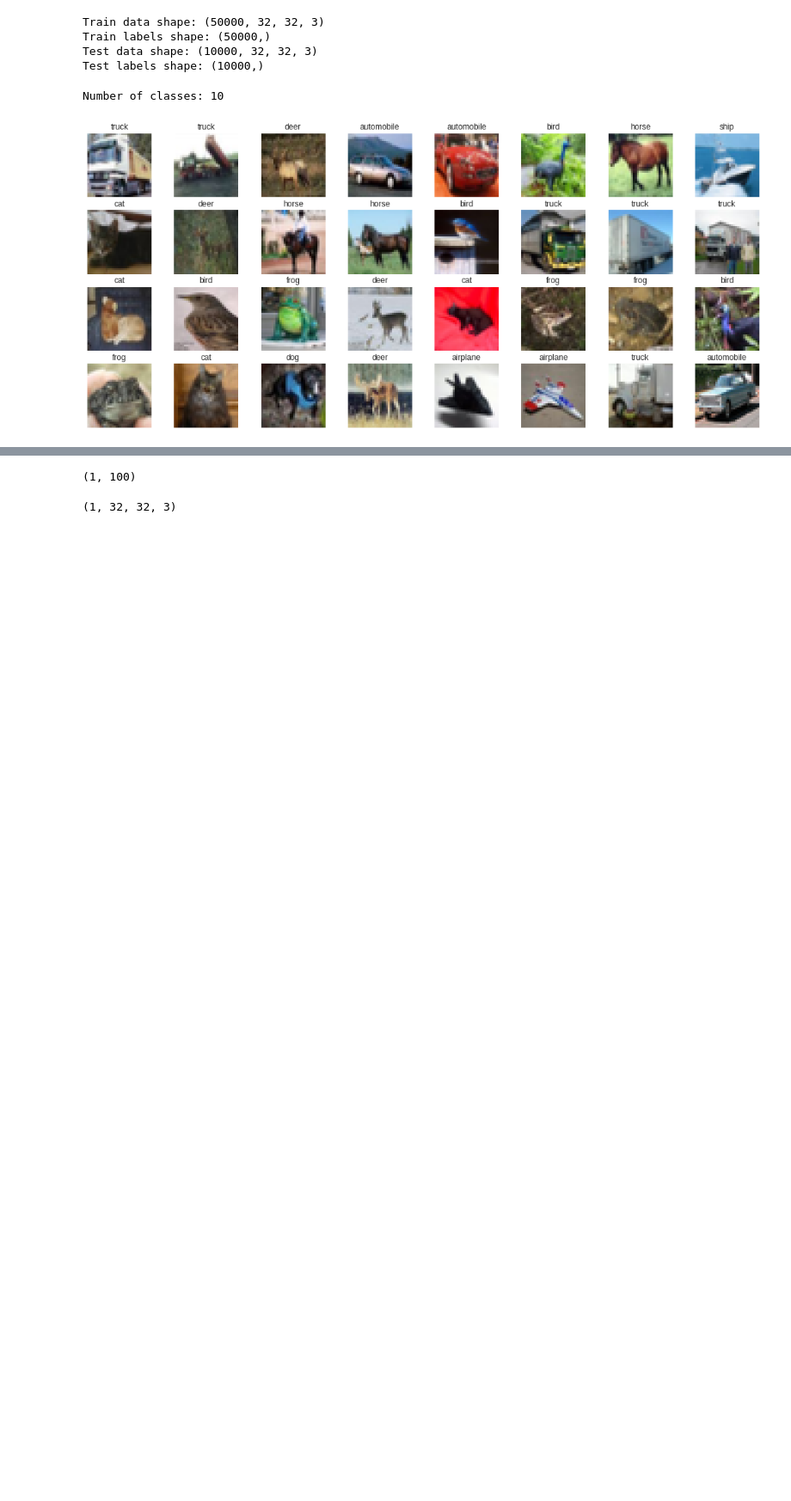
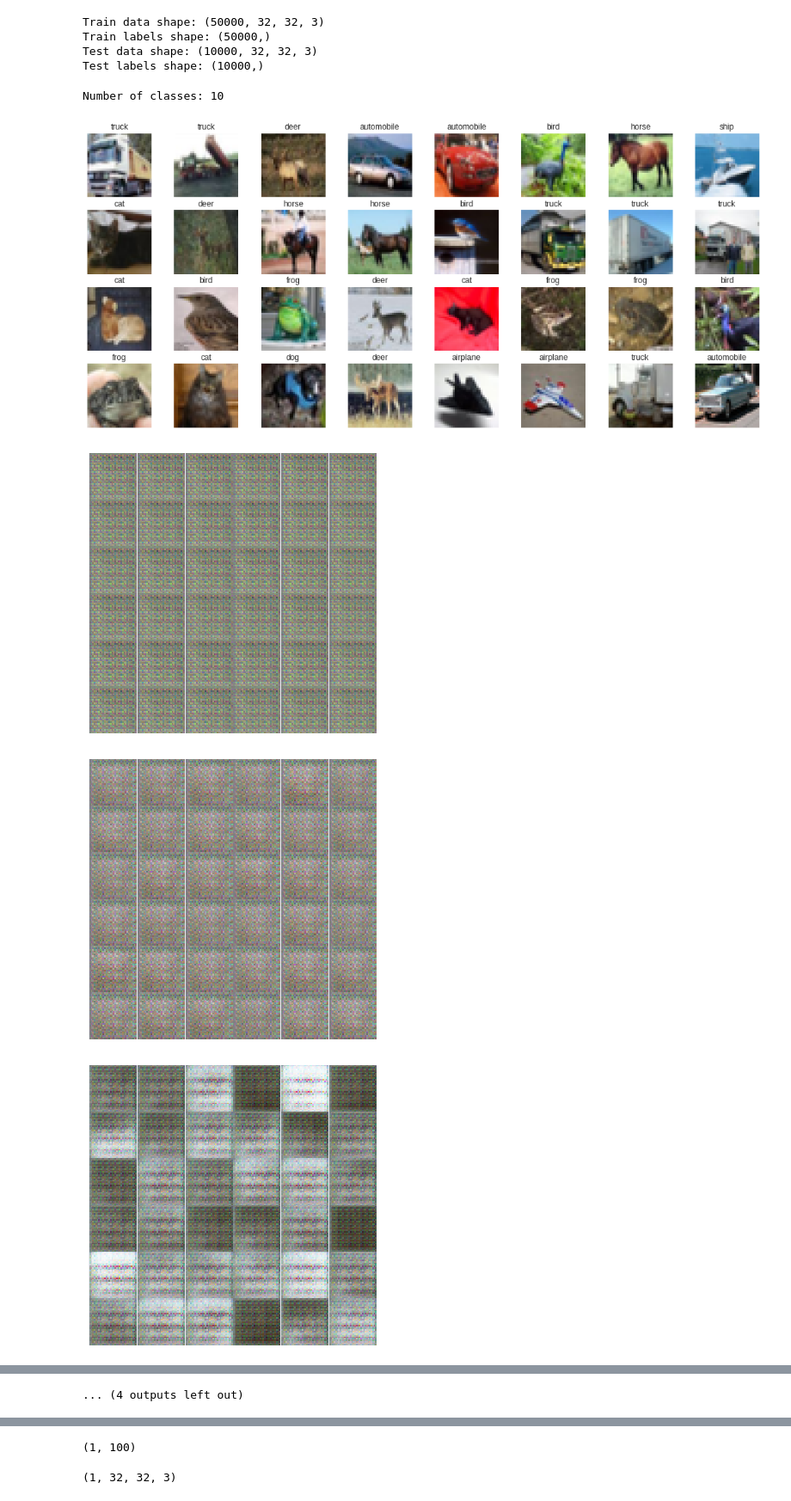
Before and after one commit to sthalles/blog-resources, a Jupyter notebook: eager_gan/Generative_Adversarial_Nets_Eager.ipynb, the cells around one changed output, grey strips where cells are left out. Shown at 86% size. Cells and saved outputs as stored; diff of their text form; code cells hidden in the pictures; blank space fills up the shorter version.

```diff
--- a/eager_gan/Generative_Adversarial_Nets_Eager.ipynb
+++ b/eager_gan/Generative_Adversarial_Nets_Eager.ipynb
@@ -206,40 +208,73 @@ def generator_loss(d_logits_fake, d_model_fake):
   g_loss = tf.reduce_mean(tf.nn.sigmoid_cross_entropy_with_logits(logits=d_logits_fake, labels=tf.ones_like(d_model_fake)))
   return g_loss
 # %%
-generator_optimizer = tf.train.AdamOptimizer(learning_rate=0.0001, beta1=0, beta2=0.9)
-discriminator_optimizer = tf.train.AdamOptimizer(learning_rate=0.0004, beta1=0, beta2=0.9)
+global_counter = tf.train.get_or_create_global_step()
+generator_optimizer = tf.train.AdamOptimizer(learning_rate=learning_rate, beta1=beta1)
+discriminator_optimizer = tf.train.AdamOptimizer(learning_rate=learning_rate, beta1=beta1)
+# %%
+def normalizer(image, label):
+  image = 2 * (tf.to_float(image)) / 255 - 1.
+  return image, label
 # %%
 train_dataset = tf.data.Dataset.from_tensor_slices((X_train, y_train))
+train_dataset = train_dataset.map(normalizer)
 train_dataset = train_dataset.shuffle(1000)
 train_dataset = train_dataset.repeat()
 train_dataset = train_dataset.batch(batch_size)
+# %%
+def display_images(dataset, figsize=(6,6), denomalize=True):
+    fig, axes = plt.subplots(6, 6, sharex=True, sharey=True, figsize=figsize,)
+    for ii, ax in enumerate(axes.flatten()):
+        img = dataset[ii,:,:,:]
+        if denomalize:
+            img = ((img + 1)*255 / 2).astype(np.uint8) # Scale back to 0-255
+        ax.imshow(img, aspect='equal')
+
+        ax.xaxis.set_visible(False)
+        ax.yaxis.set_visible(False)
+    plt.subplots_adjust(wspace=0, hspace=0)
+    plt.show()
 # %%
-for batch_real_images, batch_real_labels in train_dataset:
+# generate sample noise for evaluation
+fake_input_test = tf.random_uniform(shape=(36, z_size),
+                                 minval=-1.0, maxval=1.0, dtype=tf.float32)
+
+for counter, (batch_real_images, batch_real_labels) in enumerate(train_dataset):
   fake_input = tf.random_uniform(shape=(batch_size, z_size),
                                  minval=-1.0, maxval=1.0, dtype=tf.float32)
 
 
   batch_real_images = tf.to_float(batch_real_images)
   with tf.GradientTape(persistent=True) as tape:
 
     # run the generator with the random noise batch
     g_model = generator_net(fake_input, is_training=True)
 
     # run the discriminator with real input images
     d_model_real, d_logits_real = discriminator_net(batch_real_images, is_training=True)
 
     # run the discriminator with fake input images (images from the generator)
     d_model_fake, d_logits_fake = discriminator_net(g_model, is_training=True)
 
     # compute the generator loss
     gen_loss = generator_loss(d_logits_fake, d_model_fake)
 
     # compute the discriminator loss
     dis_loss = discriminator_loss(d_logits_real, d_logits_fake, smooth)
-    print("Generator loss:", gen_loss, "Discriminator loss:", dis_loss)
+    #print("Generator loss:", gen_loss, "Discriminator loss:", dis_loss)
+
+  if counter % 100 == 0:
+    generated_samples = generator_net(fake_input_test, is_training=False)
+    display_images(generated_samples.numpy())
 
   discriminator_grads = tape.gradient(dis_loss, discriminator_net.variables)
   generator_grads = tape.gradient(gen_loss, generator_net.variables)
 
-  discriminator_optimizer.apply_gradients(zip(discriminator_grads, discriminator_net.variables), global_step=tf.train.get_or_create_global_step())
-  generator_optimizer.apply_gradients(zip(generator_grads, generator_net.variables), global_step=tf.train.get_or_create_global_step())
+  discriminator_optimizer.apply_gradients(zip(discriminator_grads, discriminator_net.variables), global_step=global_counter)
+  generator_optimizer.apply_gradients(zip(generator_grads, generator_net.variables), global_step=global_counter)
+
+  counter += 1
+# %% [output]
+[figure, added]
+[figure, added]
+[figure, added]
@@ -245,0 +290 @@ for batch_real_images, batch_real_labels in train_dataset:
+... (4 outputs left out)
```
Also changed, not shown: parts of 7 cells of this notebook.
